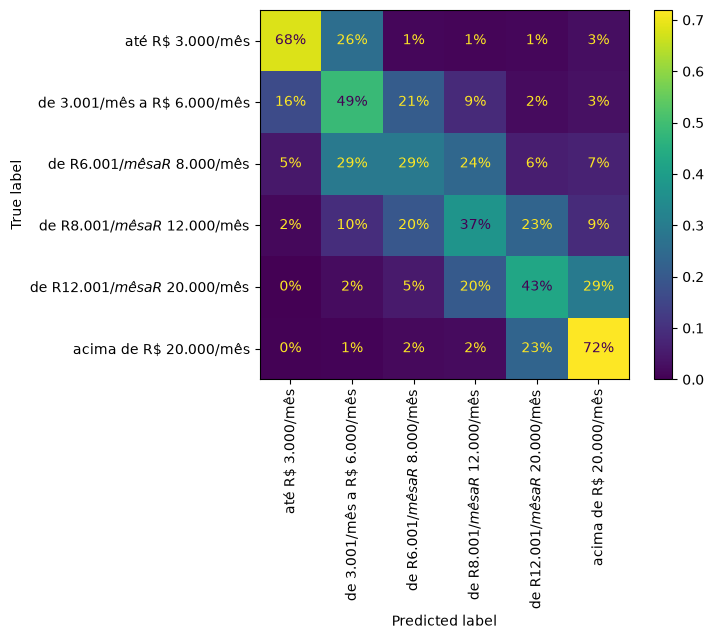
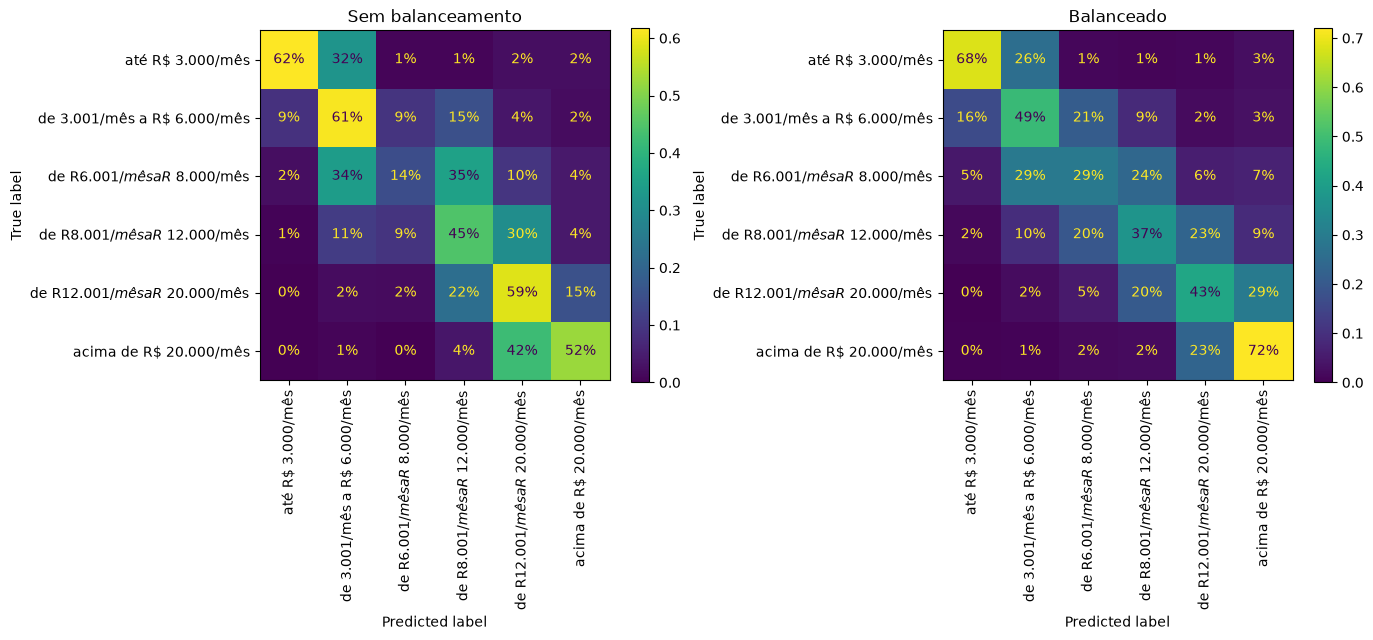
The notebook cell's code change between the first figure and the second:
--- before
+++ after
@@ -12,9 +12,5 @@
                                  cv=3)
 
-ConfusionMatrixDisplay.from_predictions(y_train, lr_bal_predicts,
-                                        normalize='true',
-                                        values_format='.0%',
-                                        labels=list(y_train.cat.categories),
-                                        xticks_rotation='vertical')
+fig, axs = plt.subplots(1, 2, figsize=(14, 6))
 
 ConfusionMatrixDisplay.from_predictions(y_train, lr_predicts,
@@ -22,5 +18,18 @@
                                         values_format='.0%',
                                         labels=list(y_train.cat.categories),
-                                        xticks_rotation='vertical')
+                                        xticks_rotation='vertical',
+                                        ax=axs[0])
+axs[0].set_title('Sem balanceamento')
+
+ConfusionMatrixDisplay.from_predictions(y_train, lr_bal_predicts,
+                                        normalize='true',
+                                        values_format='.0%',
+                                        labels=list(y_train.cat.categories),
+                                        xticks_rotation='vertical',
+                                        ax=axs[1])
+axs[1].set_title('Balanceado')
+
+plt.tight_layout()
+plt.show()
 
 

Commit: fix: melhorando a visualização da matrix de confusão